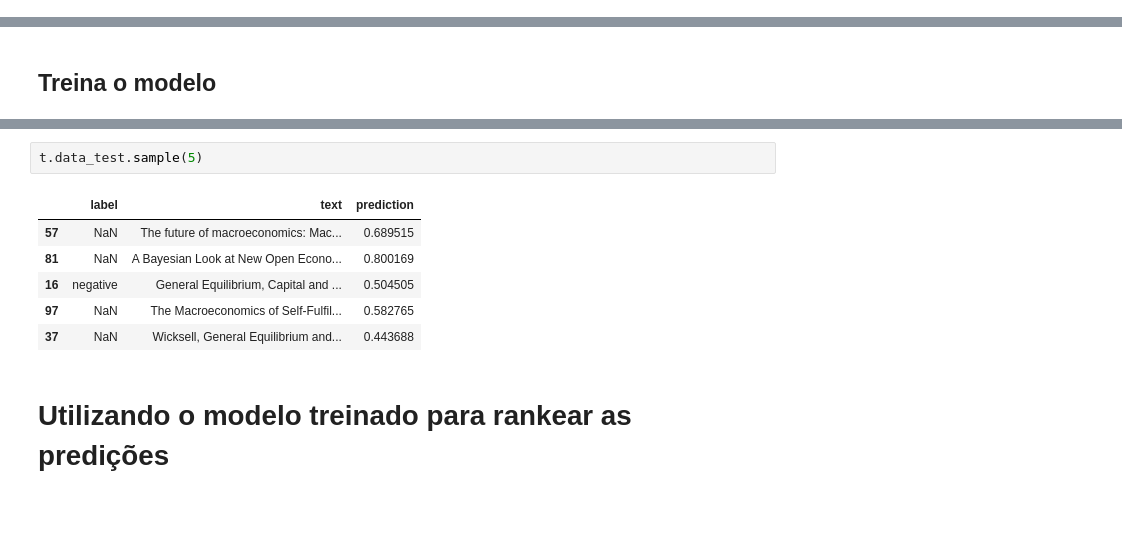
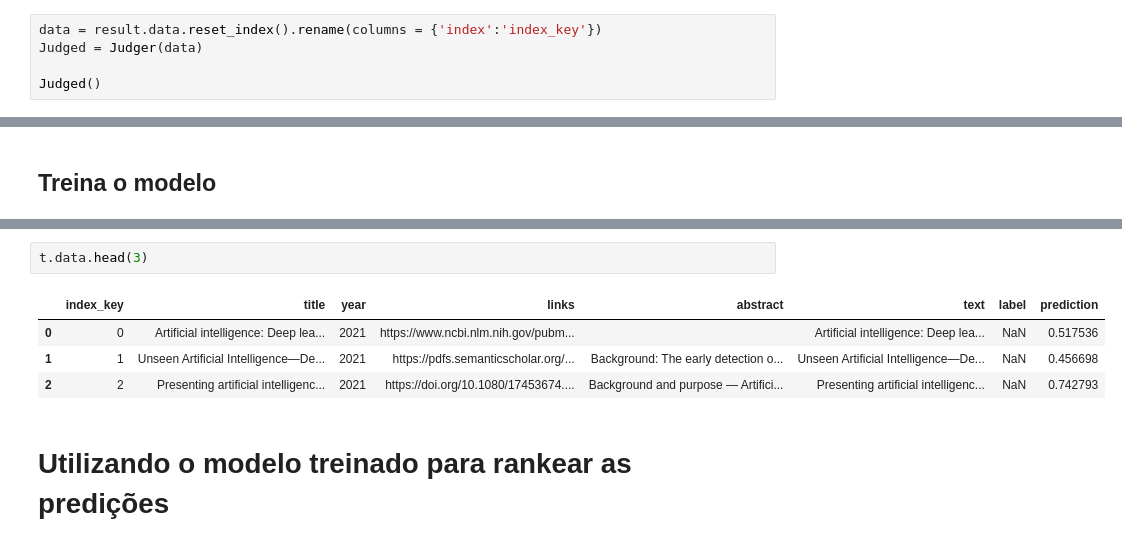
Before and after one commit to BecomeAllan/ML-SLRC, a Jupyter notebook: Application/Classification_automation_SLR.ipynb, the cells around one changed output, grey strips where cells are left out. Saved outputs shown, nothing was run; the diff lists cells and outputs as text; blank space fills up the shorter version.

```diff
--- a/Application/Classification_automation_SLR.ipynb
+++ b/Application/Classification_automation_SLR.ipynb
@@ -322 +353,6 @@ Before Macroeconomics: Pareto and the Dynamics of the Economic Aggregate. Pareto
+# %%
+data = result.data.reset_index().rename(columns = {'index':'index_key'})
+Judged = Judger(data)
+
+Judged()
 # %%
@@ -486,12 +509,10 @@ Done
-# %%
-t.data_test.sample(5)
-# %% [output]
-|  | label | text | prediction |
-| 57 | NaN | The future of macroeconomics: Mac... | 0.689515 |
-| 81 | NaN | A Bayesian Look at New Open Econo... | 0.800169 |
-| 16 | negative | General Equilibrium, Capital and ... | 0.504505 |
-| 97 | NaN | The Macroeconomics of Self-Fulfil... | 0.582765 |
-| 37 | NaN | Wicksell, General Equilibrium and... | 0.443688 |
+# %%
+t.data.head(3)
+# %% [output]
+|  | index_key | title | year | links | abstract | text | label | prediction |
+| 0 | 0 | Artificial intelligence: Deep lea... | 2021 | https://www.ncbi.nlm.nih.gov/pubm... |  | Artificial intelligence: Deep lea... | NaN | 0.517536 |
+| 1 | 1 | Unseen Artificial Intelligence—De... | 2021 | https://pdfs.semanticscholar.org/... | Background: The early detection o... | Unseen Artificial Intelligence—De... | NaN | 0.456698 |
+| 2 | 2 | Presenting artificial intelligenc... | 2021 | https://doi.org/10.1080/17453674.... | Background and purpose — Artifici... | Presenting artificial intelligenc... | NaN | 0.742793 |
 # %% [markdown]
 # Utilizando o modelo treinado para rankear as predições
 # %%
```
Also changed, not shown: parts of 17 cells of this notebook.
